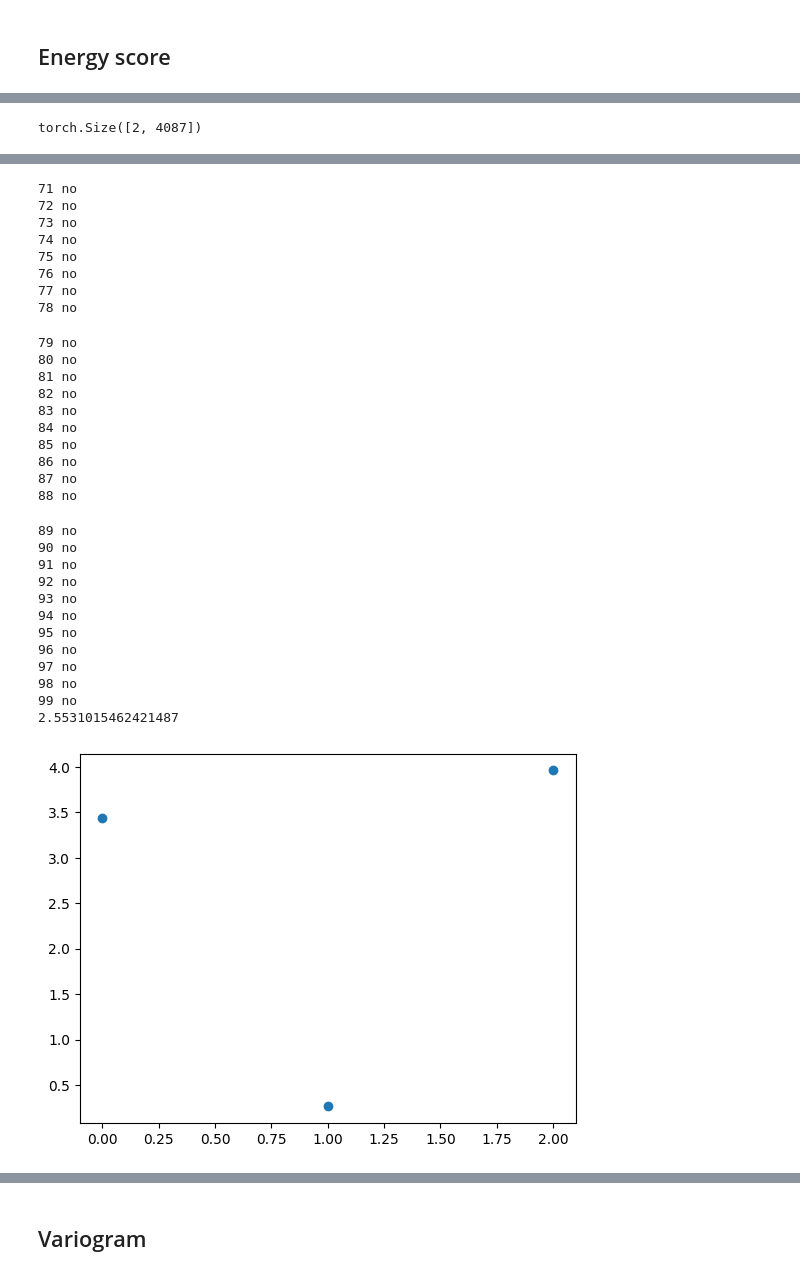
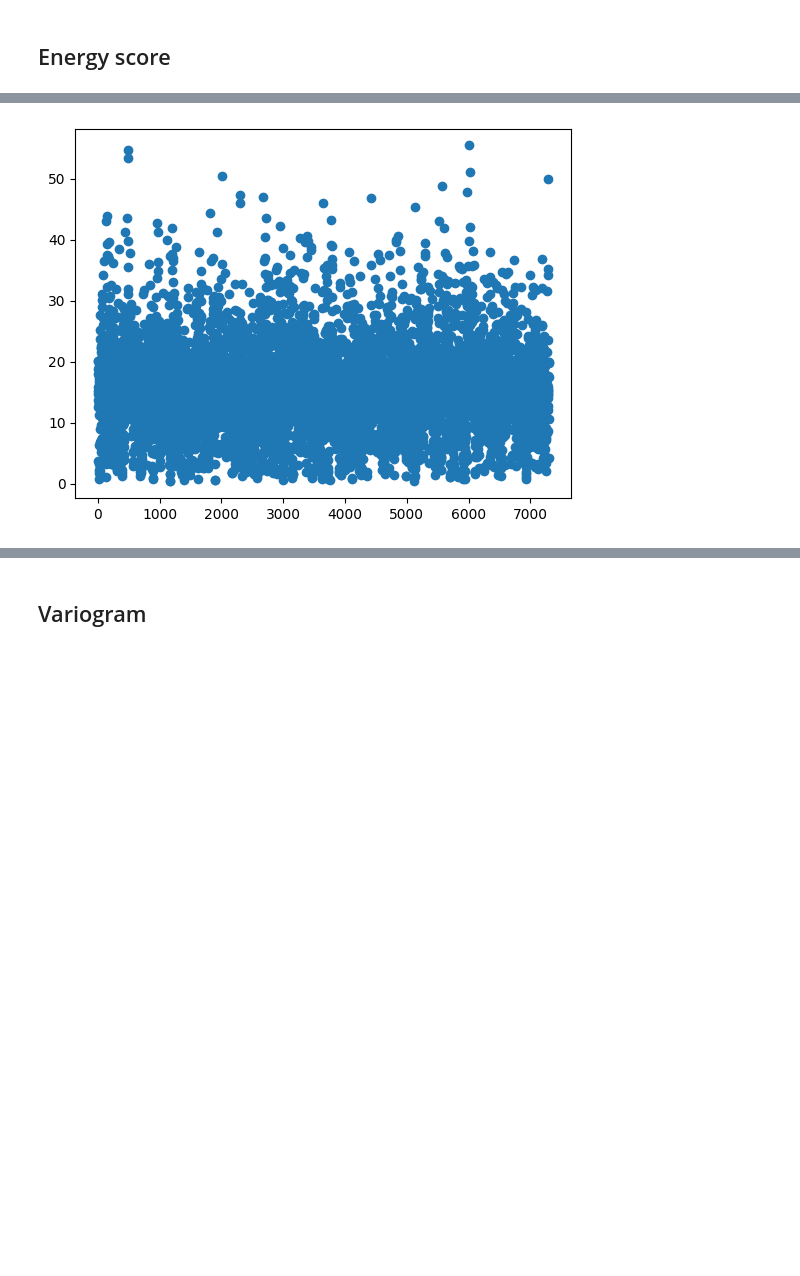
Before and after one commit to Huk-David/SpaDep_VCop, a Jupyter notebook: body/Diagnostics_JGNM.ipynb, the cells around one changed output, grey strips where cells are left out. Drawn from its saved outputs; the diff is of its cells as text; code cells hidden in the pictures; blank space fills up the shorter version.

Commit message:
Energy done, Pooled SR done, Covariance done

```diff
--- a/body/Diagnostics_JGNM.ipynb
+++ b/body/Diagnostics_JGNM.ipynb
@@ -130,7 +130,7 @@ def sample_uncensored_copula(alpha,theta,n_sims,GNM_landonly,fixed_noise=None, r
     # covariance matrix
     estimated_cov_matrix = torch_Matern_05(estimated_dist_matrix, theta)
     # sampling with Cholesky decomposition
-    sim_z_est = sample_Gauss_fixed_noise(fixed_noise, torch.linalg.cholesky(estimated_cov_matrix))
+    sim_z_est = sample_Gauss_fixed_noise(fixed_noise, torch.linalg.cholesky(estimated_cov_matrix)).to(dtype=torch.float16)
 
     out = [sim_z_est]
     if return_dist_matrix:
@@ -209,0 +232,9 @@ plot_samples(tt([GNM_landonly[l][3][day_shown] for l in range(len(GNM_landonly))
+# %%
+all_sims_a0_005_theta36_4930 = np.zeros((100,len(GNM_landonly[0][0]),4087), dtype=np.float16)
+
+for day in tqdm(range(all_sims_a0_005_theta36_4930.shape[1])):
+    sims = sample_uncensored_copula(alpha=0.005,theta=36.4930,n_sims=100,GNM_landonly=GNM_landonly,fixed_noise=None)[0]
+    rain_sims = tt([GNM_z_to_y(sims[sim,:],day) for sim in range(100)], dtype=torch.float16).numpy()
+    all_sims_a0_005_theta36_4930[:,day,:] = rain_sims
+
+#np.save('all_sims_a0_005_theta36_4930.npy', all_sims_a0_005_theta36_4930)
@@ -209,0 +243,9 @@ plot_samples(tt([GNM_landonly[l][3][day_shown] for l in range(len(GNM_landonly))
+# %%
+all_sims_a0_03_theta63_6832 = np.zeros((100,len(GNM_landonly[0][0]),4087), dtype=np.float16)
+
+for day in tqdm(range(all_sims_a0_03_theta63_6832.shape[1])):
+    sims = sample_uncensored_copula(alpha=0.03,theta=63.6832,n_sims=100,GNM_landonly=GNM_landonly,fixed_noise=None)[0]
+    rain_sims = tt([GNM_z_to_y(sims[sim,:],day) for sim in range(100)], dtype=torch.float16).numpy()
+    all_sims_a0_03_theta63_6832[:,day,:] = rain_sims
+
+#np.save('all_sims_a0_03_theta63_6832.npy', all_sims_a0_03_theta63_6832)
@@ -210,2 +254,11 @@ plot_samples(tt([GNM_landonly[l][3][day_shown] for l in range(len(GNM_landonly))
+# %%
+all_sims_a0_07226_theta83_2354 = np.zeros((100,len(GNM_landonly[0][0]),4087), dtype=np.float16)
+
+for day in tqdm(range(all_sims_a0_07226_theta83_2354.shape[1])):
+    sims = sample_uncensored_copula(alpha=0.07226,theta=83.2354,n_sims=100,GNM_landonly=GNM_landonly,fixed_noise=None)[0]
+    rain_sims = tt([GNM_z_to_y(sims[sim,:],day) for sim in range(100)], dtype=torch.float16).numpy()
+    all_sims_a0_07226_theta83_2354[:,day,:] = rain_sims
+
+#np.save('all_sims_a0_07226_theta83_2354.npy', all_sims_a0_07226_theta83_2354)
 # %% [markdown]
 ## Energy score
@@ -252,15 +265,9 @@ np.float64(19.75519161816521)
-# %%
-(tt([GNM_landonly[l][3][d+3:d+5] for l in range(len(GNM_landonly))])).T.shape
-# %% [output]
-torch.Size([2, 4087])
 # %%
-Energy_diagnostic = []
-for d in tqdm(range(len(GNM_landonly[0][3]))):
-    Energy_diagnostic.append(Spatial_Energy_Score_single_day(0.2,
-                                tt([GNM_landonly[l][3][d] for l in range(len(GNM_landonly))]).unsqueeze(0),
-                                tt([GNM_z_to_y(sims_a0[sim,:].unsqueeze(0),d) for sim in range(100)]).squeeze(1)
-                                ))
+SR_energy = []
+for day in tqdm(range(len(GNM_landonly[0][0]))):
+    SR_energy.append(Energy_Score(0.5,tt([GNM_landonly[l][3][day] for l in range(len(GNM_landonly))]).unsqueeze(0),tt(all_sims_a0_theta34_8212[:,day,:]).to(dtype=torch.float32)))
 
-plt.scatter(range(len(Energy_diagnostic)),Energy_diagnostic)
-print(np.mean(Energy_diagnostic))
+plt.scatter(range(len(SR_energy)),SR_energy)
+print(np.mean(SR_energy))
+np.save('SR_energy_a0_theta34_8212.npy', SR_energy)
 # %% [output]
@@ -335,31 +275 @@ print(np.mean(Energy_diagnostic))
-71 no
-72 no
-73 no
-74 no
-75 no
-76 no
-77 no
-78 no
-79 no
-80 no
-81 no
-82 no
-83 no
-84 no
-85 no
-86 no
-87 no
-88 no
-89 no
-90 no
-91 no
-92 no
-93 no
-94 no
-95 no
-96 no
-97 no
-98 no
-99 no
-2.5531015462421487
-[figure, old version]
+[figure, new version]
```
Also changed, not shown: parts of 30 cells of this notebook.
